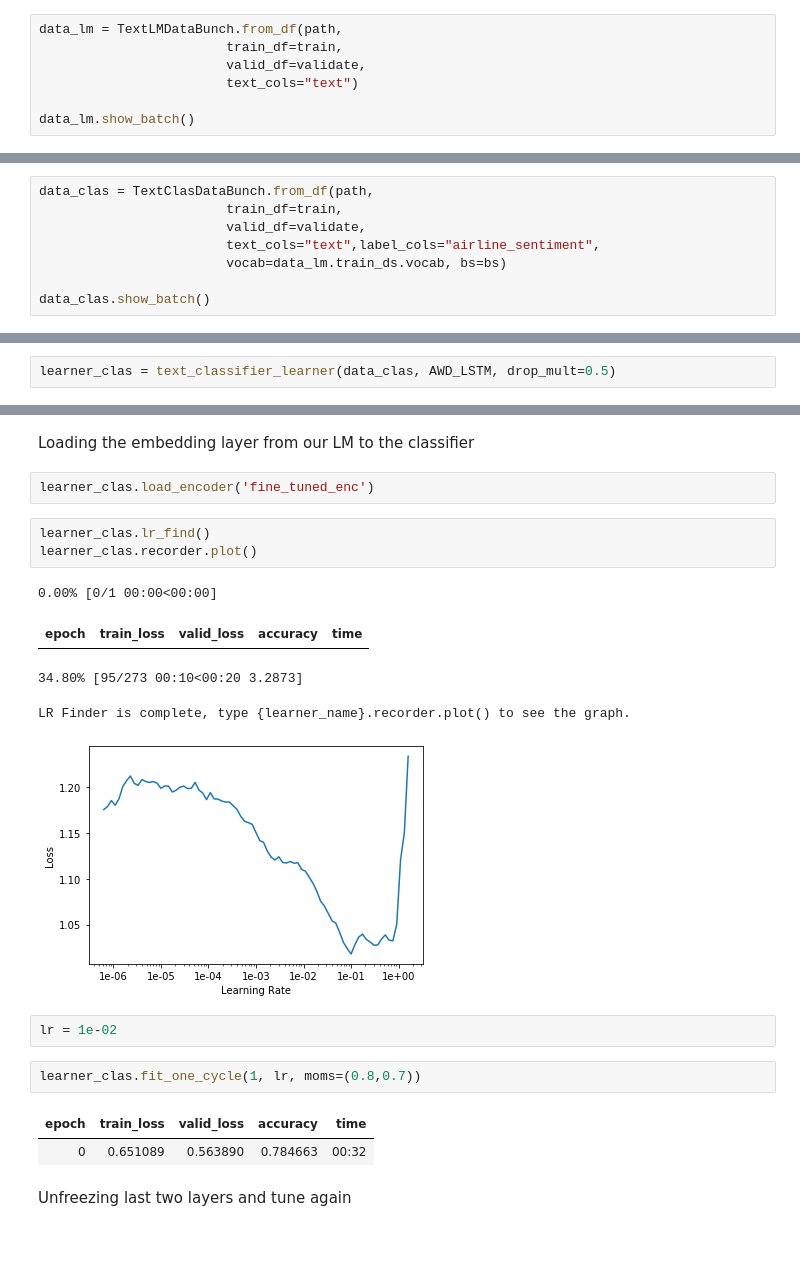
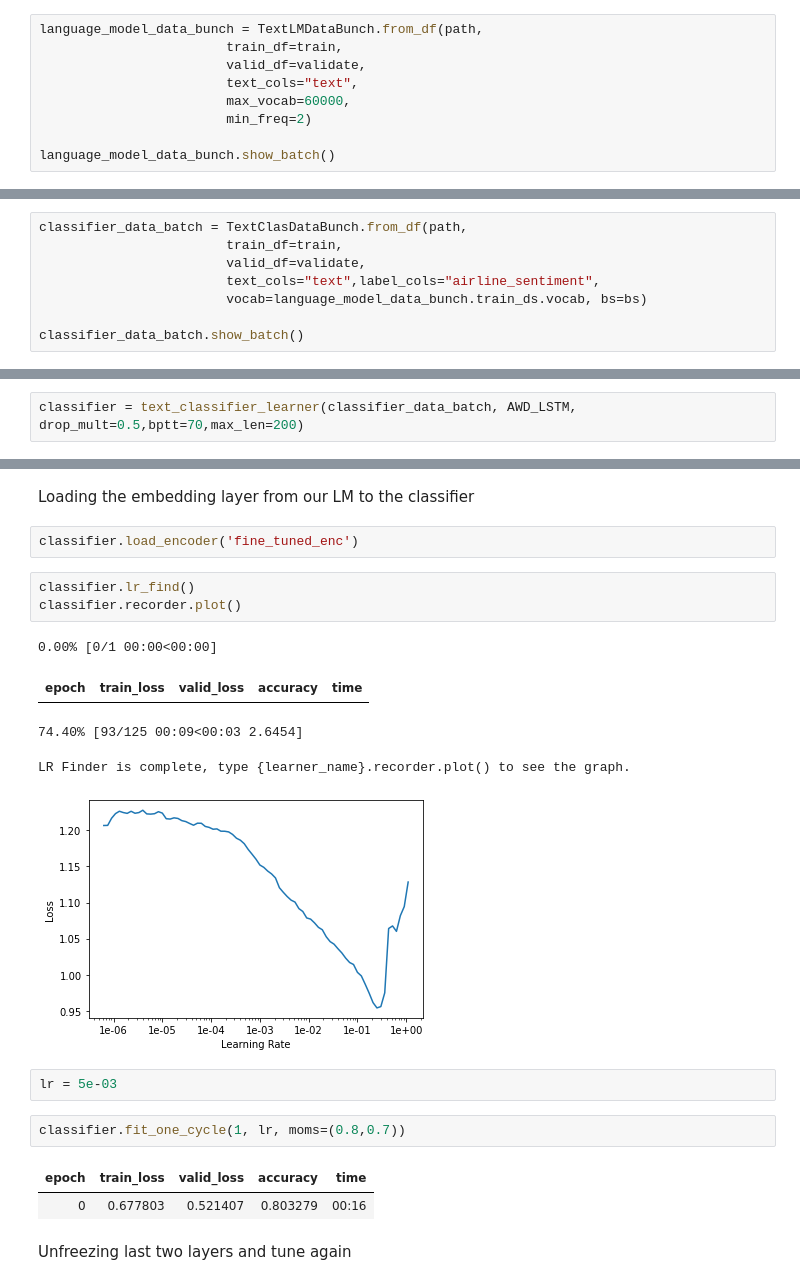
Before and after one commit to Claussss/ULMFiT_Sentiment, a Jupyter notebook: main.ipynb, the cells around one changed output, grey strips where cells are left out. Cells and saved outputs as stored; diff of their text form; blank space fills up the shorter version.

```diff
--- a/main.ipynb
+++ b/main.ipynb
@@ -235,12 +265,14 @@ train, validate, test = np.split(full_dataset.sample(frac=1), [int(.6*len(full_d
 # %% [markdown]
 #### Language model data bunch
 # %%
-data_lm = TextLMDataBunch.from_df(path,
+language_model_data_bunch = TextLMDataBunch.from_df(path,
                         train_df=train,
                         valid_df=validate,
-                        text_cols="text")
+                        text_cols="text",
+                        max_vocab=60000,
+                        min_freq=2)
 
-data_lm.show_batch()
+language_model_data_bunch.show_batch()
 # %% [output]
 [interactive output not drawn]
 [interactive output not drawn]
@@ -372,13 +466,13 @@ I have just saved the LM and the embedding layer from it.
 # %% [markdown]
 #### Creating a classifier model data bunch
 # %%
-data_clas = TextClasDataBunch.from_df(path,
+classifier_data_batch = TextClasDataBunch.from_df(path,
                         train_df=train,
                         valid_df=validate,
                         text_cols="text",label_cols="airline_sentiment",
-                        vocab=data_lm.train_ds.vocab, bs=bs)
+                        vocab=language_model_data_bunch.train_ds.vocab, bs=bs)
 
-data_clas.show_batch()
+classifier_data_batch.show_batch()
 # %% [output]
 [interactive output not drawn]
 [interactive output not drawn]
@@ -396,4 +490,4 @@ data_clas.save('data_clas_export.pkl')
 # %% [markdown]
 ## Tuning the classifier
 # %%
-learner_clas = text_classifier_learner(data_clas, AWD_LSTM, drop_mult=0.5)
+classifier = text_classifier_learner(classifier_data_batch, AWD_LSTM, drop_mult=0.5,bptt=70,max_len=200)
@@ -400,23 +520,23 @@ learner_clas = text_classifier_learner(data_clas, AWD_LSTM, drop_mult=0.5)
 # %% [markdown]
 Loading the embedding layer from our LM to the classifier
 # %%
-learner_clas.load_encoder('fine_tuned_enc')
+classifier.load_encoder('fine_tuned_enc')
 # %%
-learner_clas.lr_find()
-learner_clas.recorder.plot()
+classifier.lr_find()
+classifier.recorder.plot()
 # %% [output]
 0.00% [0/1 00:00<00:00]
 | epoch | train_loss | valid_loss | accuracy | time |
-34.80% [95/273 00:10<00:20 3.2873]
+74.40% [93/125 00:09<00:03 2.6454]
 LR Finder is complete, type {learner_name}.recorder.plot() to see the graph.
-[figure, old version]
+[figure, new version]
-# %%
-lr = 1e-02
+# %%
+lr = 5e-03
 # %%
-learner_clas.fit_one_cycle(1, lr, moms=(0.8,0.7))
+classifier.fit_one_cycle(1, lr, moms=(0.8,0.7))
 # %% [output]
 | epoch | train_loss | valid_loss | accuracy | time |
-| 0 | 0.651089 | 0.563890 | 0.784663 | 00:32 |
+| 0 | 0.677803 | 0.521407 | 0.803279 | 00:16 |
 # %% [markdown]
 Unfreezing last two layers and tune again
 # %%
```
Also changed, not shown: parts of 68 cells of this notebook.
